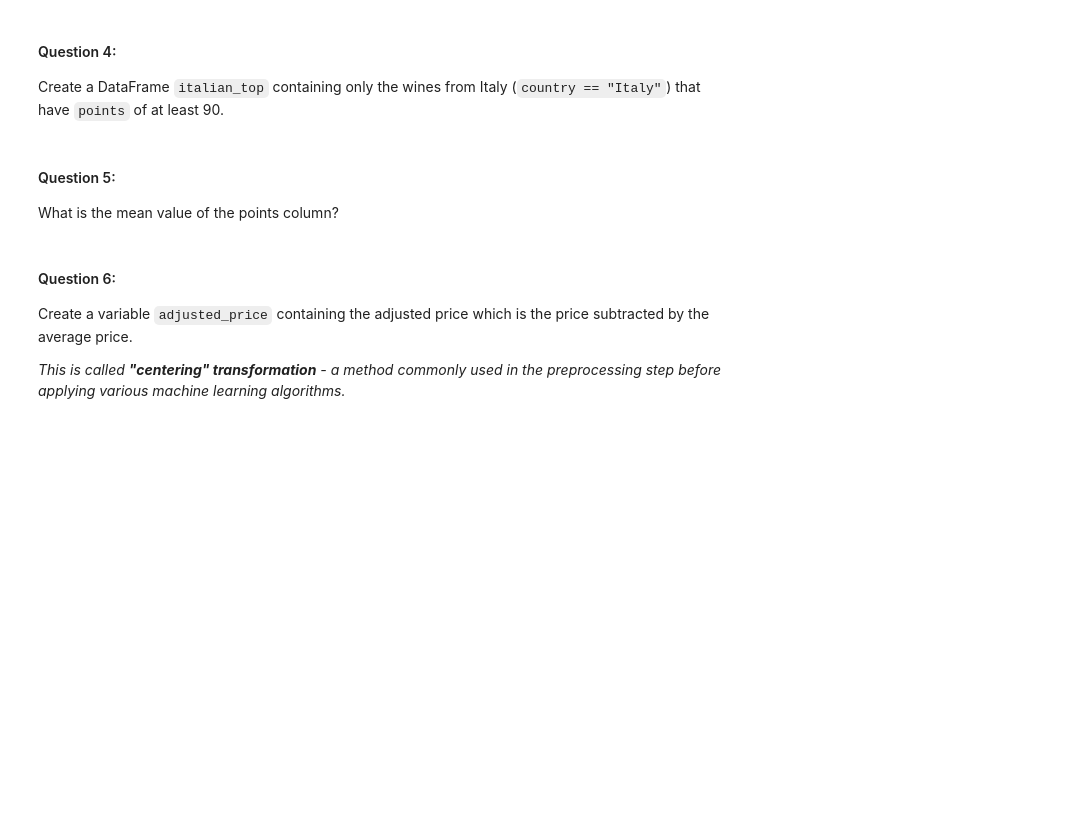
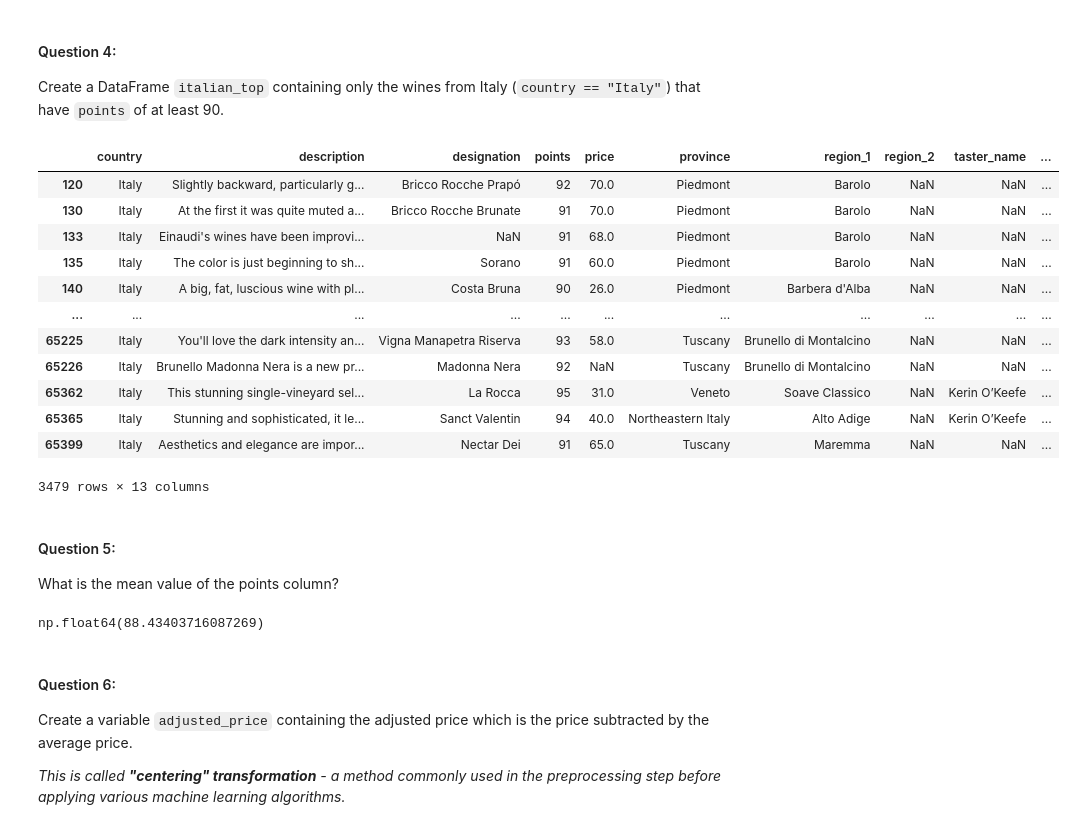
Before and after one commit to Nurislam1410/CS_133-Fall2026, a Jupyter notebook: M02_HW02_pandas.ipynb, the cells around one changed output. Cells and saved outputs as stored; diff of their text form; code cells hidden in the pictures; blank space fills up the shorter version.

```diff
--- a/M02_HW02_pandas.ipynb
+++ b/M02_HW02_pandas.ipynb
@@ -25,0 +24,3 @@ Notice that the first column is redundant. Part of data analysis is cleaning and
+# %%
+wine.drop(wine.columns[0], axis=1, inplace=True)
+wine.head()
@@ -46,3 +93,20 @@ Create a DataFrame `italian_top` containing only the wines from Italy (`country
+# %%
+italian_top = wine[(wine["country"] == "Italy") & (wine["points"] >= 90)]
+italian_top
+# %% [output]
+|  | country | description | designation | points | price | province | region_1 | region_2 | taster_name | ... |
+| 120 | Italy | Slightly backward, particularly g... | Bricco Rocche Prapó | 92 | 70.0 | Piedmont | Barolo | NaN | NaN | ... |
+| 130 | Italy | At the first it was quite muted a... | Bricco Rocche Brunate | 91 | 70.0 | Piedmont | Barolo | NaN | NaN | ... |
+| 133 | Italy | Einaudi's wines have been improvi... | NaN | 91 | 68.0 | Piedmont | Barolo | NaN | NaN | ... |
+| 135 | Italy | The color is just beginning to sh... | Sorano | 91 | 60.0 | Piedmont | Barolo | NaN | NaN | ... |
+| 140 | Italy | A big, fat, luscious wine with pl... | Costa Bruna | 90 | 26.0 | Piedmont | Barbera d'Alba | NaN | NaN | ... |
+| ... | ... | ... | ... | ... | ... | ... | ... | ... | ... | ... |
+| 65225 | Italy | You'll love the dark intensity an... | Vigna Manapetra Riserva | 93 | 58.0 | Tuscany | Brunello di Montalcino | NaN | NaN | ... |
+| 65226 | Italy | Brunello Madonna Nera is a new pr... | Madonna Nera | 92 | NaN | Tuscany | Brunello di Montalcino | NaN | NaN | ... |
+| 65362 | Italy | This stunning single-vineyard sel... | La Rocca | 95 | 31.0 | Veneto | Soave Classico | NaN | Kerin O’Keefe | ... |
+| 65365 | Italy | Stunning and sophisticated, it le... | Sanct Valentin | 94 | 40.0 | Northeastern Italy | Alto Adige | NaN | Kerin O’Keefe | ... |
+| 65399 | Italy | Aesthetics and elegance are impor... | Nectar Dei | 91 | 65.0 | Tuscany | Maremma | NaN | NaN | ... |
+3479 rows × 13 columns
 # %% [markdown]
 #### Question 5: ####
 What is the mean value of the points column?
@@ -51,3 +113,7 @@ What is the mean value of the points column?
+# %%
+wine['points'].mean()
+# %% [output]
+np.float64(88.43403716087269)
 # %% [markdown]
 #### Question 6: ####
 Create a variable `adjusted_price` containing the adjusted price which is the price subtracted by the average price.
```
Also changed, not shown: parts of 32 cells of this notebook, 3 other files.
